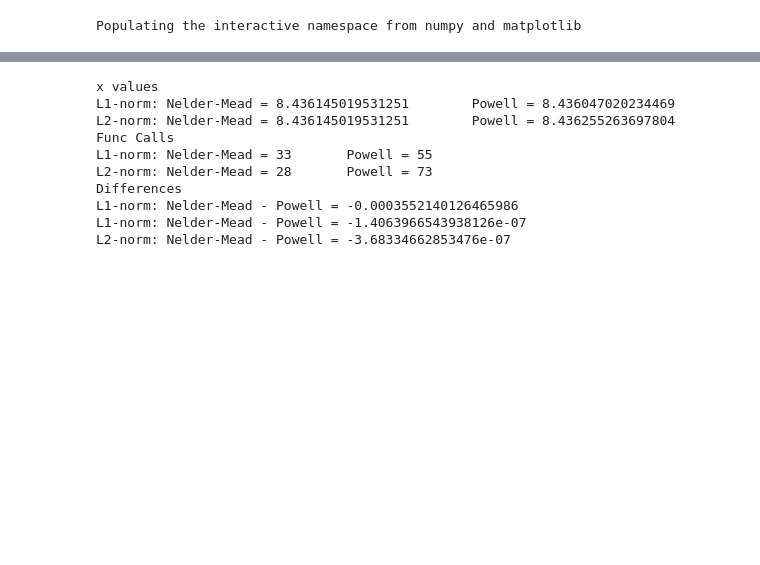
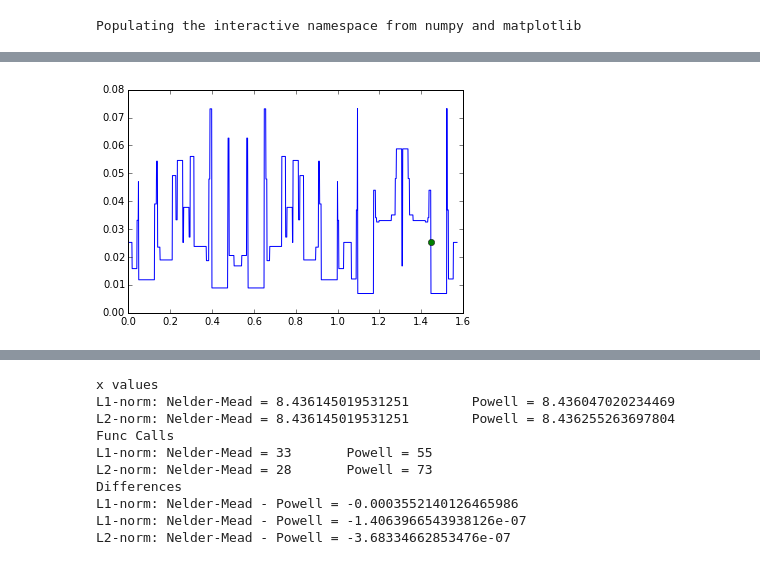
Before and after one commit to david-hoffman/simpattern, a Jupyter notebook: simpattern_fasterv1.1.ipynb, the cells around one changed output, grey strips where cells are left out. Cells and saved outputs as stored; diff of their text form; code cells hidden in the pictures; blank space fills up the shorter version.

```diff
--- a/simpattern_fasterv1.1.ipynb
+++ b/simpattern_fasterv1.1.ipynb
@@ -83,6 +85,17 @@ def angles(phi, num_angles, amp):
 def angle_diff(phi, num_angles, amp):
     my_angles = angles(phi,num_angles,amp)
     return mean(abs(pi/num_angles - abs(diff(arctan2(my_angles[:,0],my_angles[:,1])))))
+# %%
+def print_best_angles(num_angles, amp):
+    x = linspace(0,pi/2,100*amp)
+    my_diffs = angle_diff(x,3,12)
+    best_offset = x[argmin(my_diffs)]
+    plot(x,my_diffs)
+    plot(best_offset, my_diffs[best_offset],'o')
+
+print_best_angles(3,12)
+# %% [output]
+[figure, added]
 # %%
 def best_angles(num_angles, amp):
     x = linspace(0,2*pi,100*amp)
```
Also changed, not shown: parts of 22 cells of this notebook.
